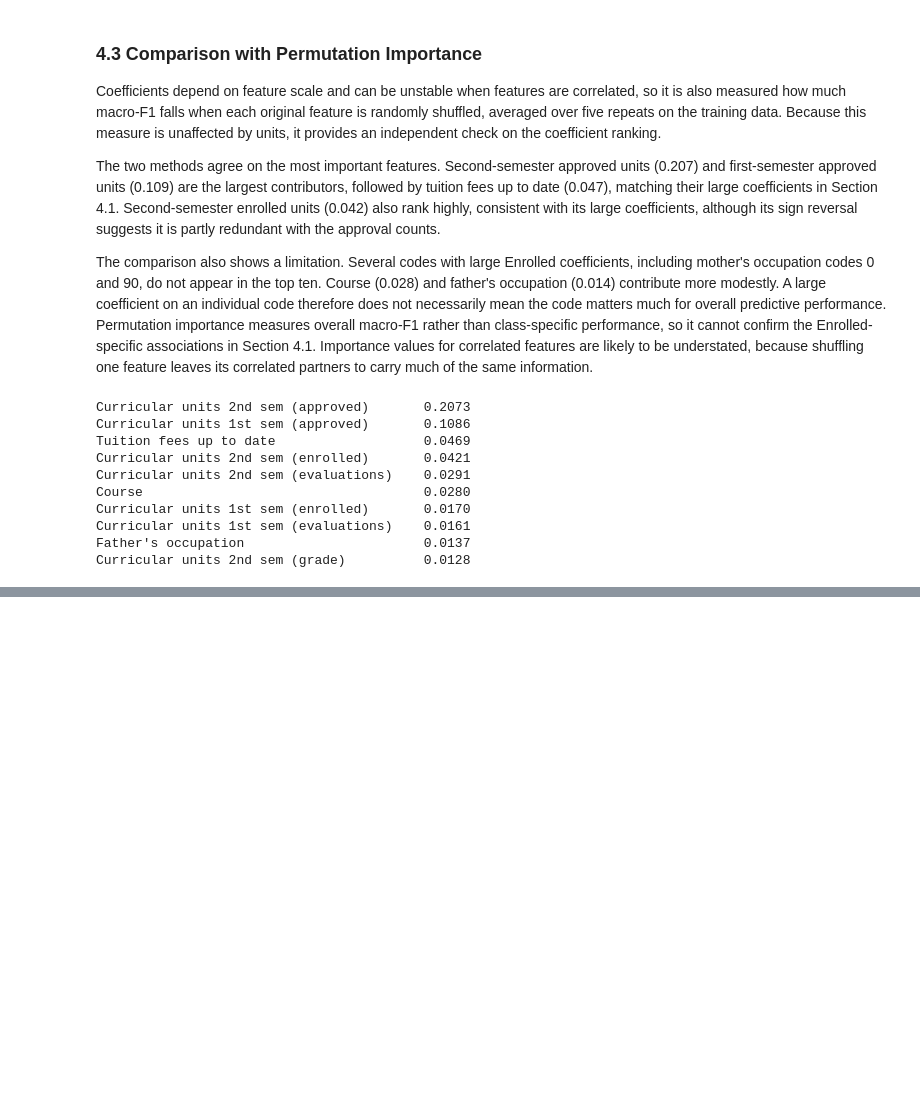
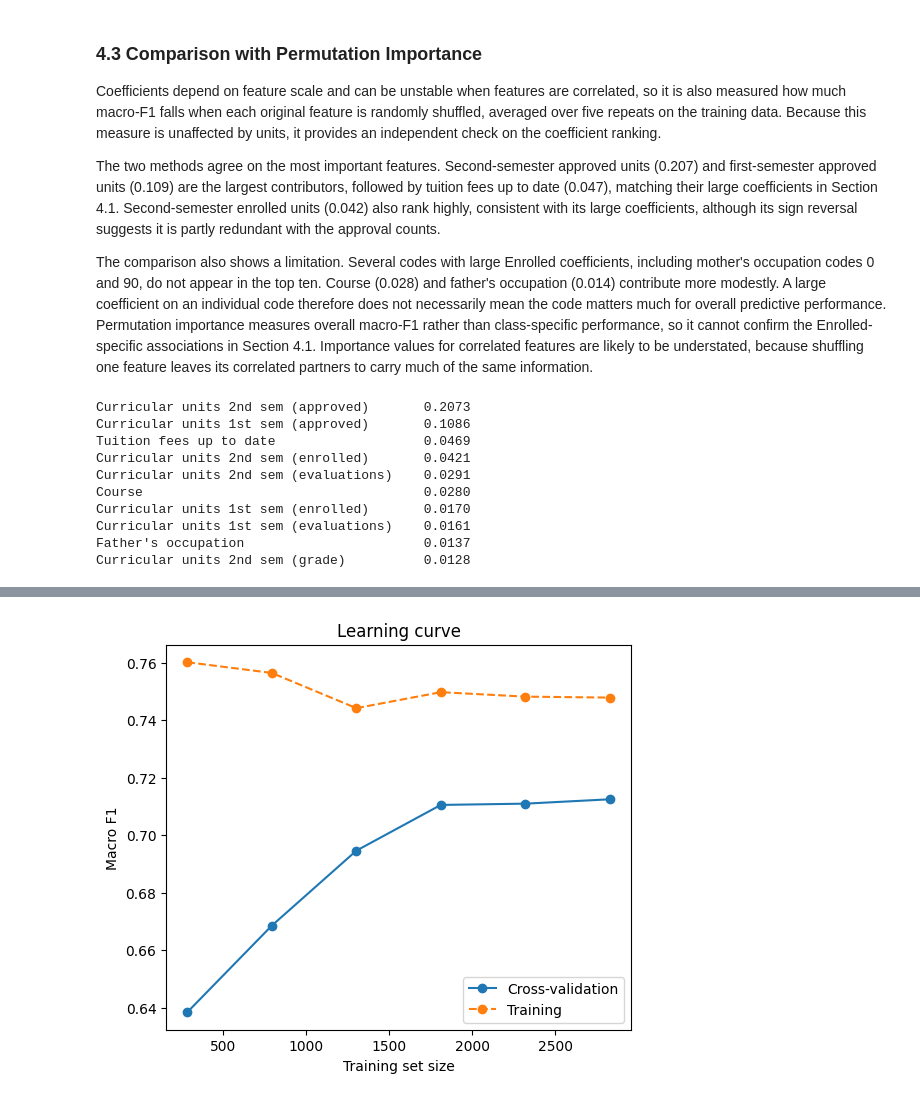
Before and after one commit to Ayesh2002/ml-student-dropout, a Jupyter notebook: 01_logistic_regression.ipynb, the cells around one changed output, grey strips where cells are left out. Cells and saved outputs as stored; diff of their text form; code cells hidden in the pictures; blank space fills up the shorter version.

```diff
--- a/01_logistic_regression.ipynb
+++ b/01_logistic_regression.ipynb
@@ -423,0 +456,18 @@ Curricular units 2nd sem (grade)          0.0128
+# %%
+from sklearn.model_selection import learning_curve
+
+sizes, train_sc, val_sc = learning_curve(
+    best_model, X_train, y_train, cv=cv, scoring="f1_macro",
+    train_sizes=np.linspace(0.1, 1.0, 6), n_jobs=-1
+)
+
+plt.figure(figsize=(6, 5))
+plt.plot(sizes, val_sc.mean(axis=1), "o-", label="Cross-validation")
+plt.plot(sizes, train_sc.mean(axis=1), "o--", label="Training")
+plt.xlabel("Training set size")
+plt.ylabel("Macro F1")
+plt.title("Learning curve")
+plt.legend()
+plt.show()
+# %% [output]
+[figure, added]
```
Also changed, not shown: parts of 2 cells of this notebook.
